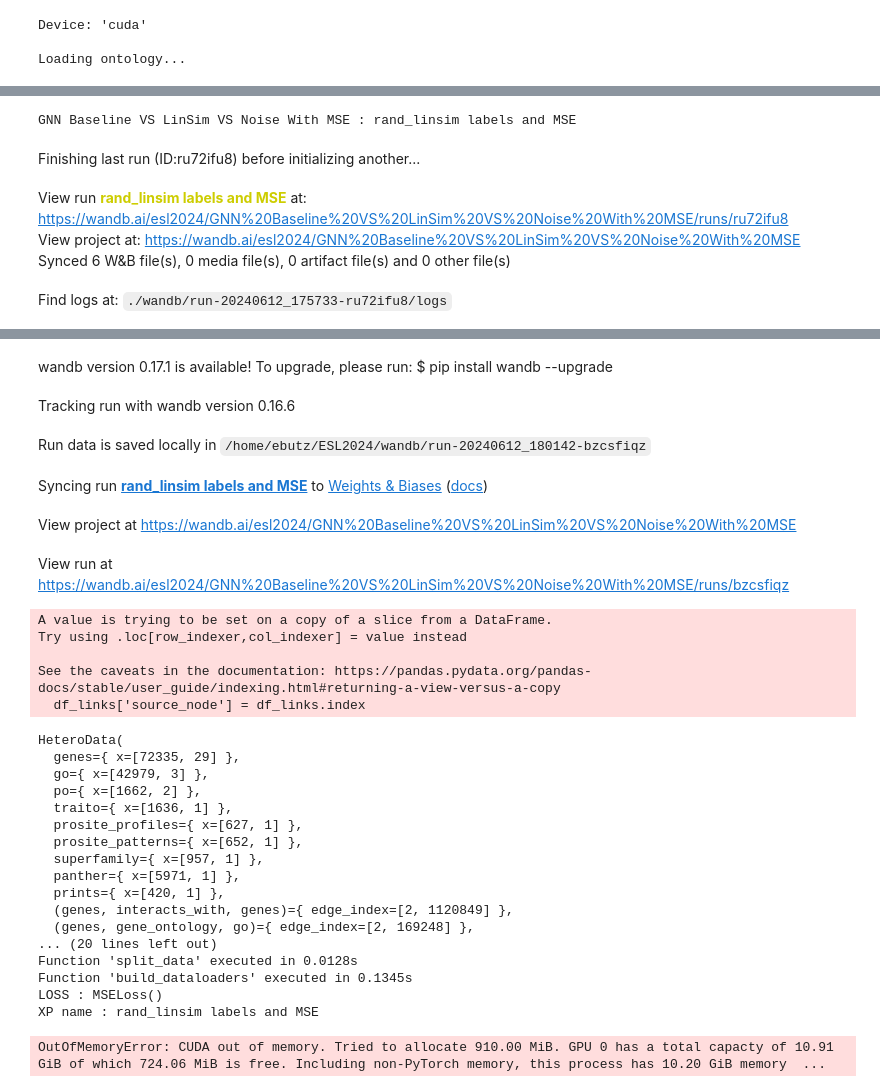
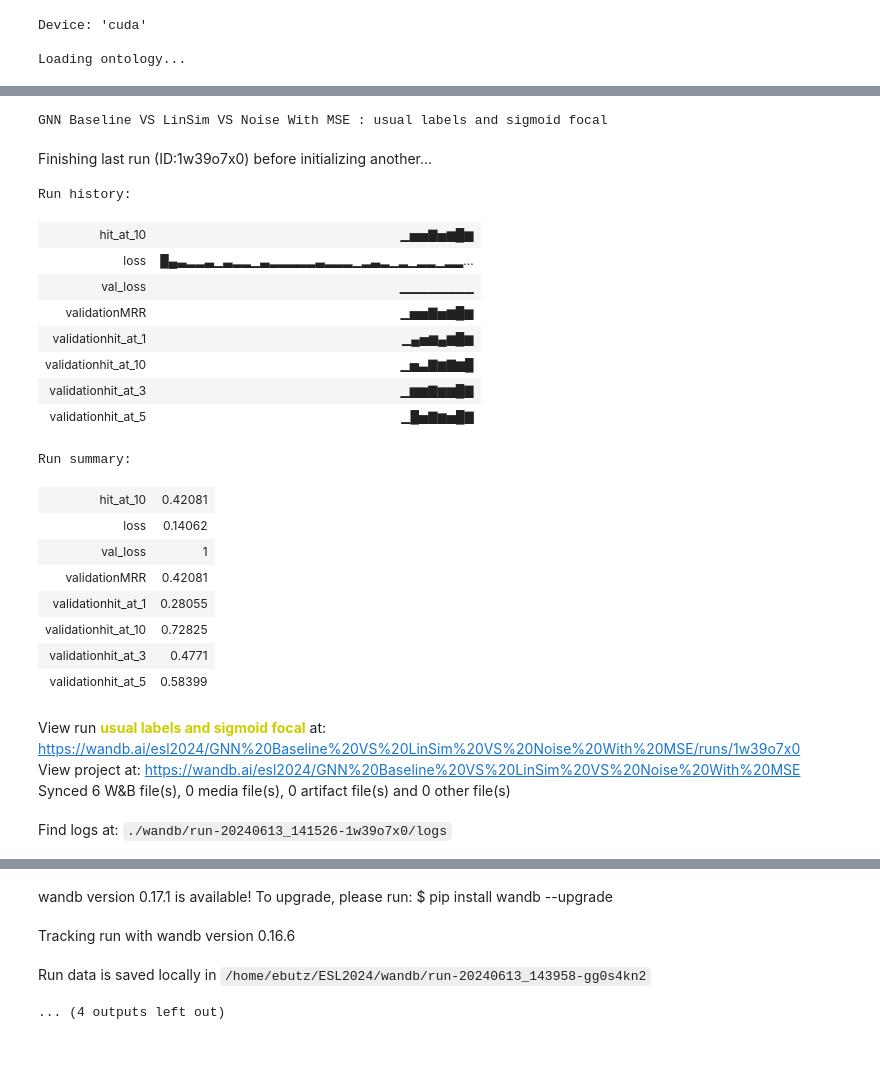
Before and after one commit to ElliotButz/ESL2024, a Jupyter notebook: code/LinLabels_vs_Noise_with_MSE.ipynb, the cells around one changed output, grey strips where cells are left out. Saved outputs shown, nothing was run; the diff lists cells and outputs as text; code cells hidden in the pictures; blank space fills up the shorter version.

```diff
--- a/code/LinLabels_vs_Noise_with_MSE.ipynb
+++ b/code/LinLabels_vs_Noise_with_MSE.ipynb
@@ -33,7 +33,7 @@ tqdm.pandas()
 from torchmetrics.retrieval import RetrievalMRR, RetrievalHitRate
 import play_with_complex as pwc
 
-
+epochs = 15
 # Iric
 iric_path = '/home/ebutz/ESL2024/data/full_iric/iric.csv'
 mapped_iric_path  = '/home/ebutz/ESL2024/data/full_iric/altailed_mapped_iric.pickle'
@@ -572,11 +686,13 @@ Run history:
 # %%
 # Which labels should be used ?
 # Choices are : 'usual', 'rand_linsim', linsim', 'gaussian_noise', 'usual'.
-labels_type = 'rand_linsim'
+labels_type = 'usual'
+loss_name = 'sigmoid focal'
+criterion = sigmoid_focal_loss
 
 # Wandb
 xp_name = 'GNN Baseline VS LinSim VS Noise With MSE'
-run_name = f'{labels_type} labels and MSE'
+run_name = f'{labels_type} labels and {loss_name}'
 print(xp_name,':',run_name)
 
 run = wandb.init(project=xp_name, name = run_name)
@@ -591,7 +707,7 @@ config.test_ratio=0.1
 config.num_neighbors=[70,55,13,89,85]
 config.batch_size=1024
 config.train_neg_sampling_ratio=224
-config.epochs=2
+config.epochs=epochs
 config.disjoint_train_ratio=0.6
 config.lr=0.0015308253347932983
 config.stopper_metric= 'hit_at_10'
@@ -610,38 +726,55 @@ config.num_layers=3
 config.attention_heads=4
 config.homogeneous = False
 config.labels = {'head' : 'genes', 'relation' : 'gene_ontology', 'tail' : 'go'}
 
 data = load_iric_data('/home/ebutz/ESL2024/data/full_iric/iric.csv', featureless=False)
 data  = T.ToUndirected(merge=True)(data) # Convert the graph to an undirected graph. Creates reverse edges for each edge.
 data = T.RemoveDuplicatedEdges()(data) # Remove duplicated edges
 print(data)
 print('data look valid : ',data.validate())
 
 train_data, val_data, test_data = split_data(data, config)
 train_loader, val_loader, test_loader = build_dataloaders(train_data, val_data, test_data, config)
 
 
 gnn_layers = get_gnn_layers(config)
 norm_layers = get_norm_layers(config, len(data.node_types))
 
 model = Model(config, data, norm_layers, gnn_layers).to(device)
 
-criterion = torch.nn.MSELoss()
 
 optimizer = torch.optim.Adam(model.parameters(), lr=config.lr)
 
 early_stopper = EarlyStopper(frequency=config.stopper_frequency, patience=config.stopper_patience,
                              direction=config.stopper_direction, relative_delta=config.stopper_relative_delta)
 
 train(config = config, train_loader = train_loader, val_loader =  val_loader, model = model,
       criterion = criterion, optimizer = optimizer, early_stopper = None, eval_period = 0, xp_name=run_name,
-      loss_name="MSE", labels_type=config.labels_type)
+      loss_name=loss_name , labels_type=config.labels_type)
 
 wandb.finish()
 # %% [output]
-GNN Baseline VS LinSim VS Noise With MSE : rand_linsim labels and MSE
+GNN Baseline VS LinSim VS Noise With MSE : usual labels and sigmoid focal
-Finishing last run (ID:ru72ifu8) before initializing another...
+Finishing last run (ID:1w39o7x0) before initializing another...
+Run history:
+| hit_at_10 | ▁▅▅▇▅▆█▆ |
+| loss | █▄▃▂▂▃▁▃▂▂▁▃▂▂▂▂▂▃▂▂▂▁▂▃▂▁▂▁▂▂▁▂▂... |
+| val_loss | ▁▁▁▁▁▁▁▁ |
+| validationMRR | ▁▅▅▇▅▆█▆ |
+| validationhit_at_1 | ▁▄▅▆▄▆█▆ |
+| validationhit_at_10 | ▁▅▃▇▆▇▆█ |
+| validationhit_at_3 | ▁▆▆▇▆▆█▇ |
+| validationhit_at_5 | ▁█▅▇▆▅█▇ |
+Run summary:
+| hit_at_10 | 0.42081 |
+| loss | 0.14062 |
+| val_loss | 1 |
+| validationMRR | 0.42081 |
+| validationhit_at_1 | 0.28055 |
+| validationhit_at_10 | 0.72825 |
+| validationhit_at_3 | 0.4771 |
+| validationhit_at_5 | 0.58399 |
-View run rand_linsim labels and MSE at: https://wandb.ai/esl2024/GNN%20Baseline%20VS%20LinSim%20VS%20Noise%20With%20MSE/runs/ru72ifu8
+View run usual labels and sigmoid focal at: https://wandb.ai/esl2024/GNN%20Baseline%20VS%20LinSim%20VS%20Noise%20With%20MSE/runs/1w39o7x0
 View project at: https://wandb.ai/esl2024/GNN%20Baseline%20VS%20LinSim%20VS%20Noise%20With%20MSE
 Synced 6 W&B file(s), 0 media file(s), 0 artifact file(s) and 0 other file(s)
-Find logs at: ./wandb/run-20240612_175733-ru72ifu8/logs
+Find logs at: ./wandb/run-20240613_141526-1w39o7x0/logs
@@ -649,29 +782,4 @@ Successfully finished last run (ID:ru72ifu8). Initializing new run:
 wandb version 0.17.1 is available! To upgrade, please run: $ pip install wandb --upgrade
 Tracking run with wandb version 0.16.6
-Run data is saved locally in /home/ebutz/ESL2024/wandb/run-20240612_180142-bzcsfiqz
+Run data is saved locally in /home/ebutz/ESL2024/wandb/run-20240613_143958-gg0s4kn2
-Syncing run rand_linsim labels and MSE to Weights & Biases (docs)
-View project at https://wandb.ai/esl2024/GNN%20Baseline%20VS%20LinSim%20VS%20Noise%20With%20MSE
-View run at https://wandb.ai/esl2024/GNN%20Baseline%20VS%20LinSim%20VS%20Noise%20With%20MSE/runs/bzcsfiqz
-A value is trying to be set on a copy of a slice from a DataFrame.
-Try using .loc[row_indexer,col_indexer] = value instead
-
-See the caveats in the documentation: https://pandas.pydata.org/pandas-docs/stable/user_guide/indexing.html#returning-a-view-versus-a-copy
-  df_links['source_node'] = df_links.index
-HeteroData(
-  genes={ x=[72335, 29] },
-  go={ x=[42979, 3] },
-  po={ x=[1662, 2] },
-  traito={ x=[1636, 1] },
-  prosite_profiles={ x=[627, 1] },
-  prosite_patterns={ x=[652, 1] },
-  superfamily={ x=[957, 1] },
-  panther={ x=[5971, 1] },
-  prints={ x=[420, 1] },
-  (genes, interacts_with, genes)={ edge_index=[2, 1120849] },
-  (genes, gene_ontology, go)={ edge_index=[2, 169248] },
-... (20 lines left out)
-Function 'split_data' executed in 0.0128s
-Function 'build_dataloaders' executed in 0.1345s
-LOSS : MSELoss()
-XP name : rand_linsim labels and MSE
-OutOfMemoryError: CUDA out of memory. Tried to allocate 910.00 MiB. GPU 0 has a total capacty of 10.91 GiB of which 724.06 MiB is free. Including non-PyTorch memory, this process has 10.20 GiB memory  ...
+... (4 outputs left out)
```
Also changed, not shown: parts of 8 cells of this notebook, 7 other files.
